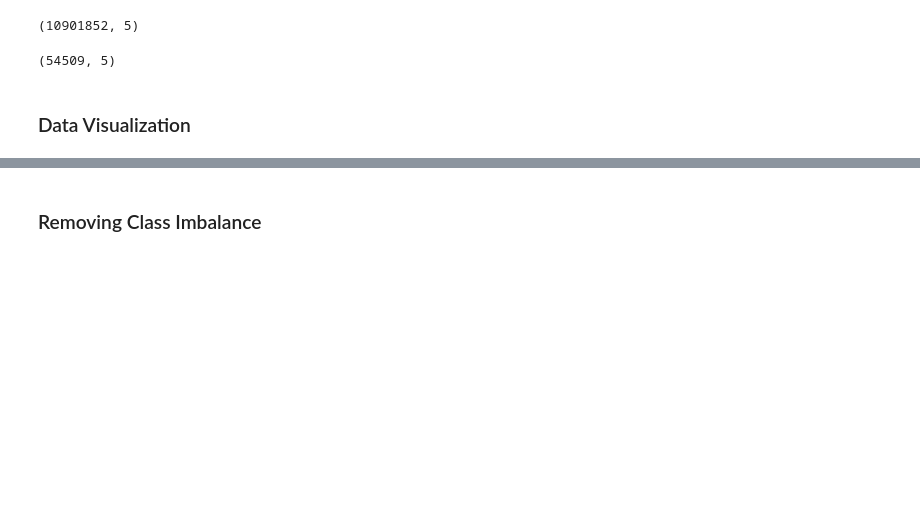
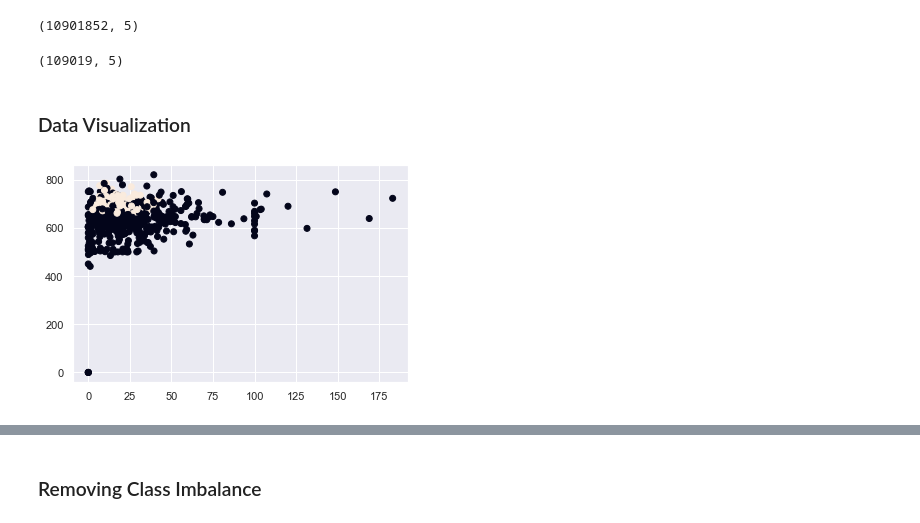
Before and after one commit to nitishsingh158/WokeRUs, a Jupyter notebook: lending_data.ipynb, the cells around one changed output, grey strips where cells are left out. Saved outputs shown, nothing was run; the diff lists cells and outputs as text; code cells hidden in the pictures; blank space fills up the shorter version.

Commit message:
added visualizations.

```diff
--- a/lending_data.ipynb
+++ b/lending_data.ipynb
@@ -228,16 +228,18 @@ consolidated.shape
 (10901852, 5)
 # %%
 # Inital Run by sampling the small subset of data  to make sure the cide runs
-consolidated = consolidated.sample(frac=0.005, replace=False, random_state=1)
+consolidated = consolidated.sample(frac=0.01, replace=False, random_state=1)
 consolidated.shape
 # %% [output]
-(54509, 5)
+(109019, 5)
 # %% [markdown]
 ### Data Visualization
 # %%
 #Since dataset is very large, we will extract a small sample from our datasaet and plot
-# sample_df = consolidated.sample(frac=0.1, replace=False, random_state=1)
+sample_df = consolidated.sample(frac=0.005, replace=False, random_state=1)
 
-# plt.scatter(sample_df['Debt_income_ratio'],sample_df['Credit_Score'],c=sample_df['Loan_Status'])
-# plt.show()
+plt.scatter(sample_df['Debt_income_ratio'],sample_df['Credit_Score'],c=sample_df['Loan_Status'])
+plt.show()
+# %% [output]
+[figure, added]
 # %%
```
Also changed, not shown: parts of 13 cells of this notebook, 1 other file.
